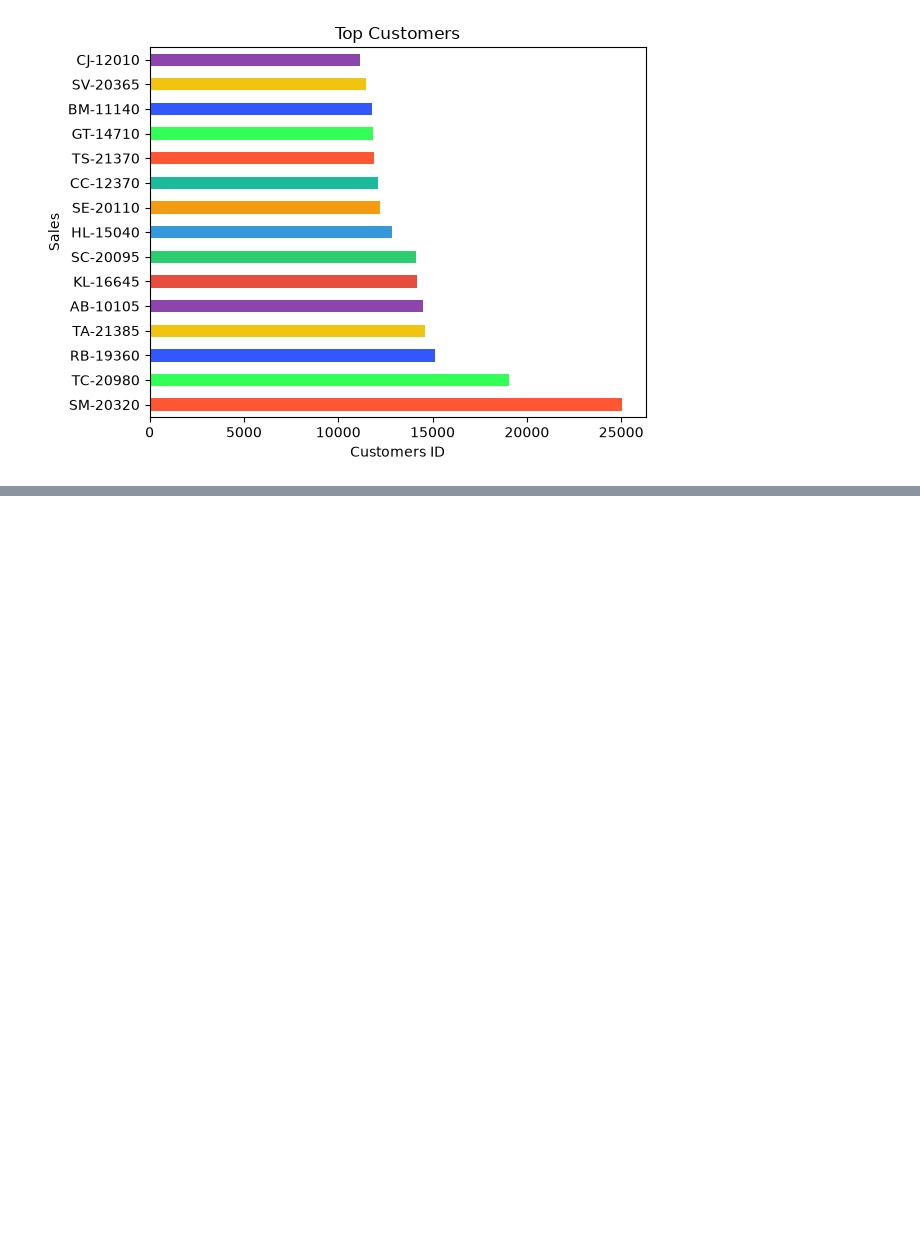
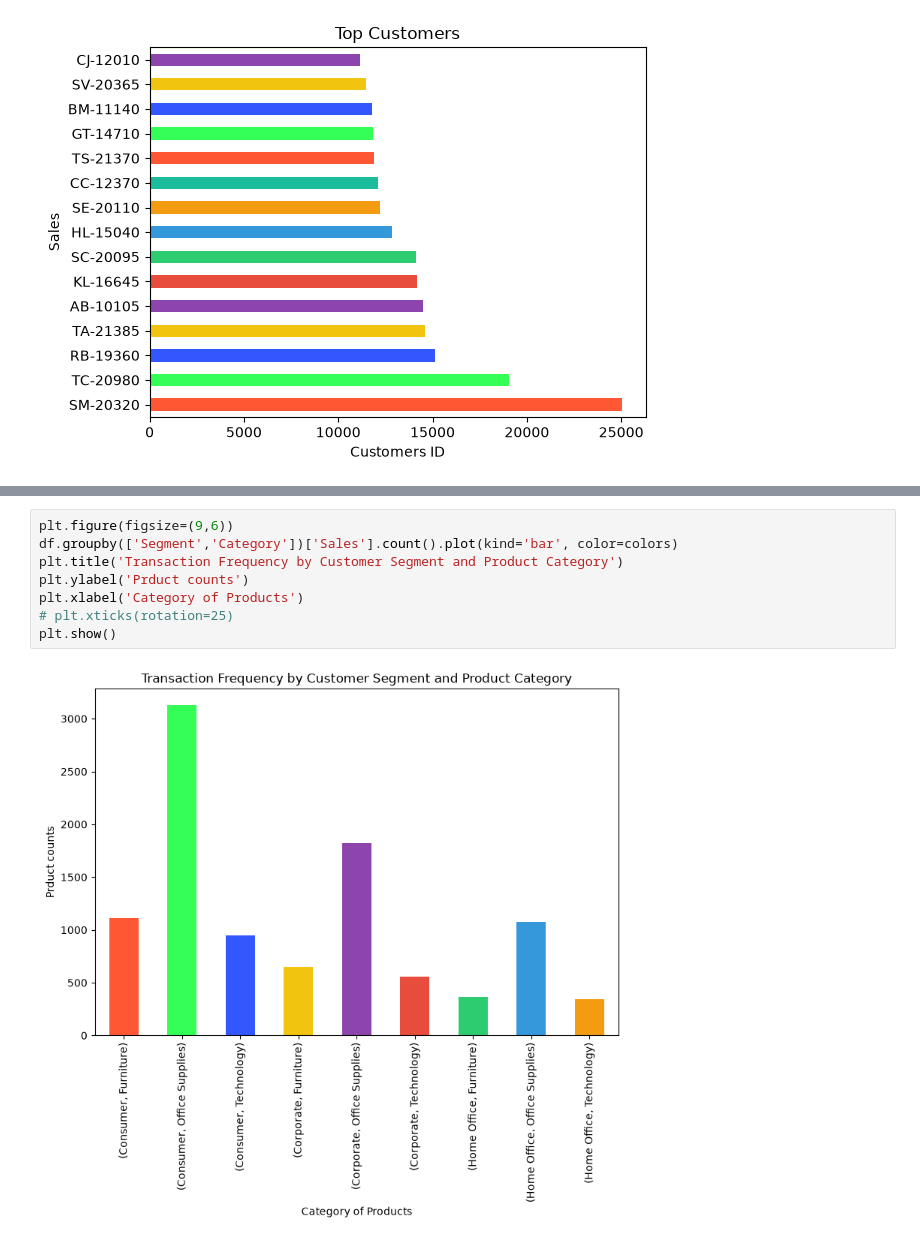
Before and after one commit to Fatima-Arain206/SOFTGROWTECH_INTERNSHIP_FINAL_PROJECT, a Jupyter notebook: Bussiness_DataAnalysisProject/Bussiness_Analysis.ipynb, the cells around one changed output, grey strips where cells are left out. Cells and saved outputs as stored; diff of their text form; blank space fills up the shorter version.

```diff
--- a/Bussiness_DataAnalysisProject/Bussiness_Analysis.ipynb
+++ b/Bussiness_DataAnalysisProject/Bussiness_Analysis.ipynb
@@ -544,0 +613,10 @@ plt.show()
+# %%
+plt.figure(figsize=(9,6))
+df.groupby(['Segment','Category'])['Sales'].count().plot(kind='bar', color=colors)
+plt.title('Transaction Frequency by Customer Segment and Product Category')
+plt.ylabel('Prduct counts')
+plt.xlabel('Category of Products')
+# plt.xticks(rotation=25)
+plt.show()
+# %% [output]
+[figure, added]
```
Also changed, not shown: parts of 6 cells of this notebook.
